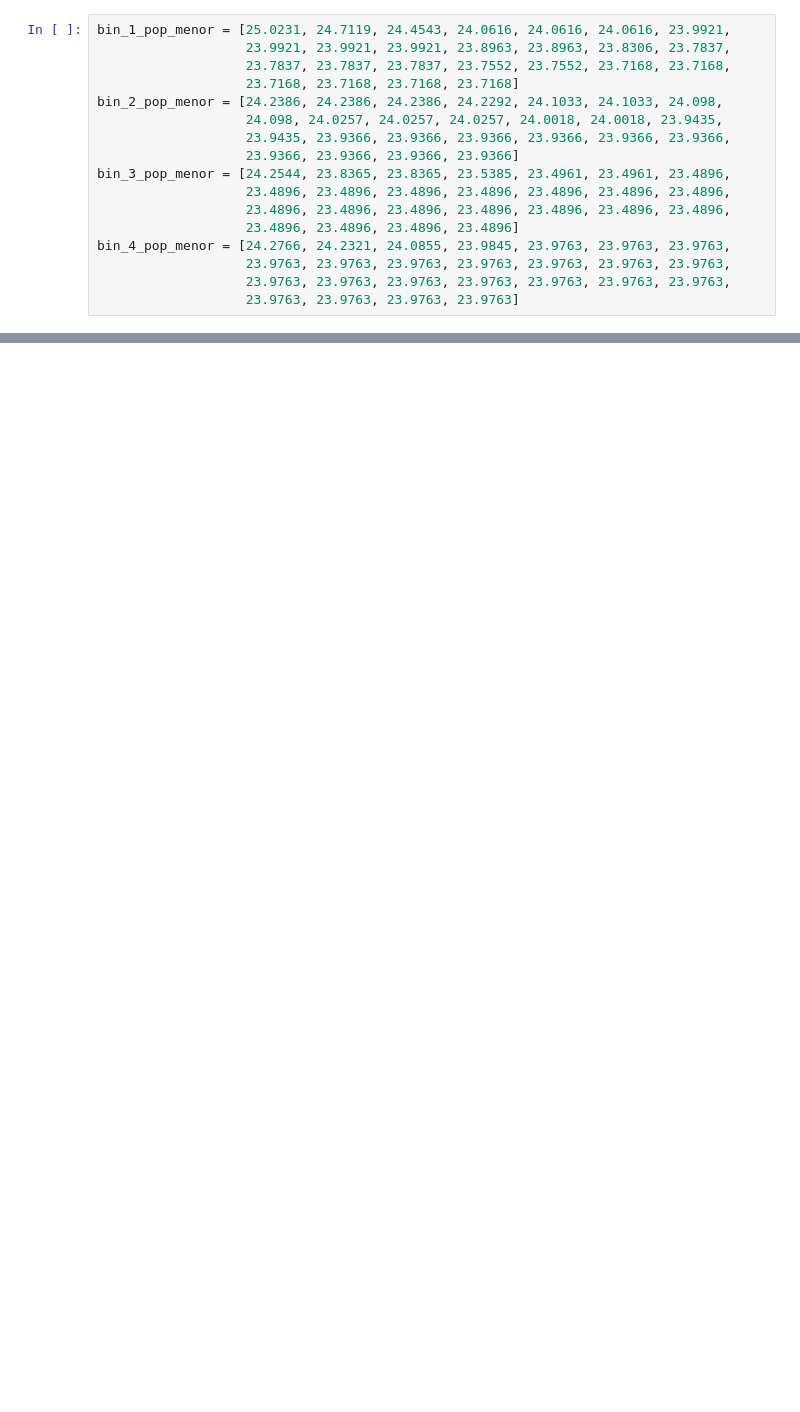
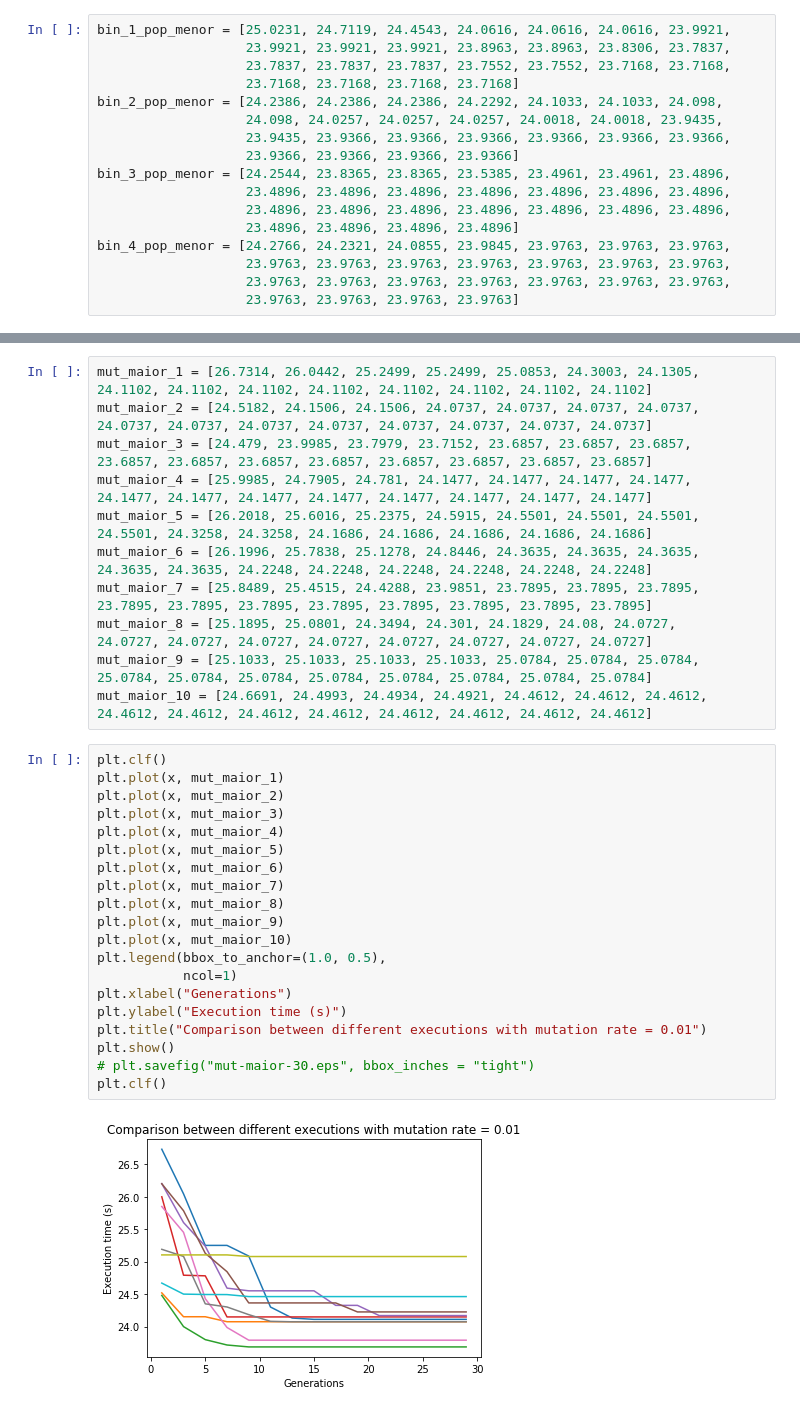
Before and after one commit to lefreire/tcc, a Jupyter notebook: report/graficos.ipynb, the cells around one changed output, grey strips where cells are left out. Cells and saved outputs as stored; diff of their text form; blank space fills up the shorter version.

```diff
--- a/report/graficos.ipynb
+++ b/report/graficos.ipynb
@@ -175,0 +428,43 @@ bin_4_pop_menor = [24.2766, 24.2321, 24.0855, 23.9845, 23.9763, 23.9763, 23.9763
+# %%
+mut_maior_1 = [26.7314, 26.0442, 25.2499, 25.2499, 25.0853, 24.3003, 24.1305,
+24.1102, 24.1102, 24.1102, 24.1102, 24.1102, 24.1102, 24.1102, 24.1102]
+mut_maior_2 = [24.5182, 24.1506, 24.1506, 24.0737, 24.0737, 24.0737, 24.0737,
+24.0737, 24.0737, 24.0737, 24.0737, 24.0737, 24.0737, 24.0737, 24.0737]
+mut_maior_3 = [24.479, 23.9985, 23.7979, 23.7152, 23.6857, 23.6857, 23.6857,
+23.6857, 23.6857, 23.6857, 23.6857, 23.6857, 23.6857, 23.6857, 23.6857]
+mut_maior_4 = [25.9985, 24.7905, 24.781, 24.1477, 24.1477, 24.1477, 24.1477,
+24.1477, 24.1477, 24.1477, 24.1477, 24.1477, 24.1477, 24.1477, 24.1477]
+mut_maior_5 = [26.2018, 25.6016, 25.2375, 24.5915, 24.5501, 24.5501, 24.5501,
+24.5501, 24.3258, 24.3258, 24.1686, 24.1686, 24.1686, 24.1686, 24.1686]
+mut_maior_6 = [26.1996, 25.7838, 25.1278, 24.8446, 24.3635, 24.3635, 24.3635,
+24.3635, 24.3635, 24.2248, 24.2248, 24.2248, 24.2248, 24.2248, 24.2248]
+mut_maior_7 = [25.8489, 25.4515, 24.4288, 23.9851, 23.7895, 23.7895, 23.7895,
+23.7895, 23.7895, 23.7895, 23.7895, 23.7895, 23.7895, 23.7895, 23.7895]
+mut_maior_8 = [25.1895, 25.0801, 24.3494, 24.301, 24.1829, 24.08, 24.0727,
+24.0727, 24.0727, 24.0727, 24.0727, 24.0727, 24.0727, 24.0727, 24.0727]
+mut_maior_9 = [25.1033, 25.1033, 25.1033, 25.1033, 25.0784, 25.0784, 25.0784,
+25.0784, 25.0784, 25.0784, 25.0784, 25.0784, 25.0784, 25.0784, 25.0784]
+mut_maior_10 = [24.6691, 24.4993, 24.4934, 24.4921, 24.4612, 24.4612, 24.4612,
+24.4612, 24.4612, 24.4612, 24.4612, 24.4612, 24.4612, 24.4612, 24.4612]
+# %%
+plt.clf()
+plt.plot(x, mut_maior_1)
+plt.plot(x, mut_maior_2)
+plt.plot(x, mut_maior_3)
+plt.plot(x, mut_maior_4)
+plt.plot(x, mut_maior_5)
+plt.plot(x, mut_maior_6)
+plt.plot(x, mut_maior_7)
+plt.plot(x, mut_maior_8)
+plt.plot(x, mut_maior_9)
+plt.plot(x, mut_maior_10)
+plt.legend(bbox_to_anchor=(1.0, 0.5),
+           ncol=1)
+plt.xlabel("Generations")
+plt.ylabel("Execution time (s)")
+plt.title("Comparison between different executions with mutation rate = 0.01")
+plt.show()
+# plt.savefig("mut-maior-30.eps", bbox_inches = "tight")
+plt.clf()
+# %% [output]
+[figure, added]
```
Also changed, not shown: parts of 39 cells of this notebook.
